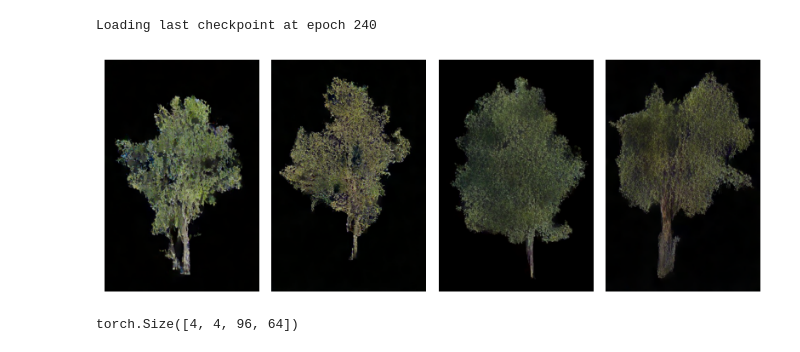
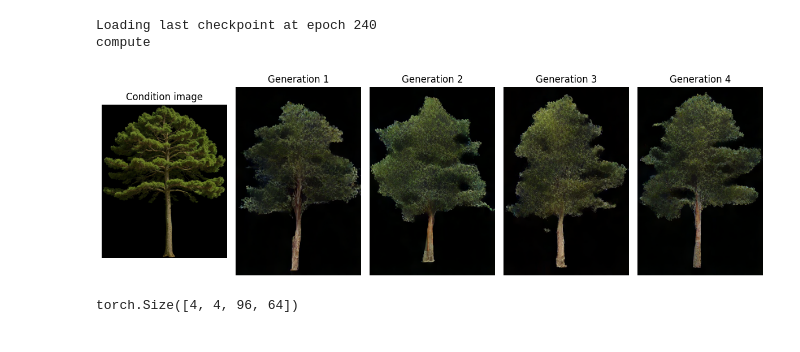
Before and after one commit to Kemsekov/FlowMatching, a Jupyter notebook: sample_latent.ipynb, the cells around one changed output. Drawn from its saved outputs; the diff is of its cells as text; code cells hidden in the pictures.

```diff
--- a/sample_latent.ipynb
+++ b/sample_latent.ipynb
@@ -253,38 +253,46 @@ def sample(
             inverse=inverse,
         )
 
     return sample.to(device)
 
+condition_on = PIL.Image.open('./samples/oak.png')
 model = load_last_checkpoint(model,path).eval()
 images_count=4
 sample_ = sample(
-    guidance=0,
-    condition_on=PIL.Image.open('./samples/ORANGE.png'),
+    guidance=2,
+    condition_on=condition_on,
     # condition_on='orange',
     images_count=images_count,
     image_shape=(256+128,256),
     steps=24,
     device='cuda',
     # x0 = PIL.Image.open('./samples/GREEN.png'),
     # x0 = x0,
     # inverse=False
     # churn_scale=0.001,
     # random_state=153
 )
 
 sample_dec = vae.decode(sample_).clamp(0,1).to('cpu')
 
 sq = int(images_count**0.5)
-plt.figure(figsize=(8,6))
+plt.figure(figsize=(12,8))
+plt.subplot(1,images_count+1,1)
+plt.imshow(condition_on)
+plt.title(f"Condition image")
+plt.axis('off')
+
 for i,v in enumerate(sample_dec):
-    plt.subplot(1,images_count,1+i)
+    plt.subplot(1,images_count+1,i+2)
     plt.imshow(T.ToPILImage()(v))
+    plt.title(f"Generation {i+1}")
     plt.axis('off')
 plt.tight_layout()
 plt.show()
 # %% [output]
 Loading last checkpoint at epoch 240
+compute
-[figure, old version]
+[figure, new version]
 # %%
 # x0 = sample_
 # %% [output]
```
Also changed, not shown: 1 other file.
